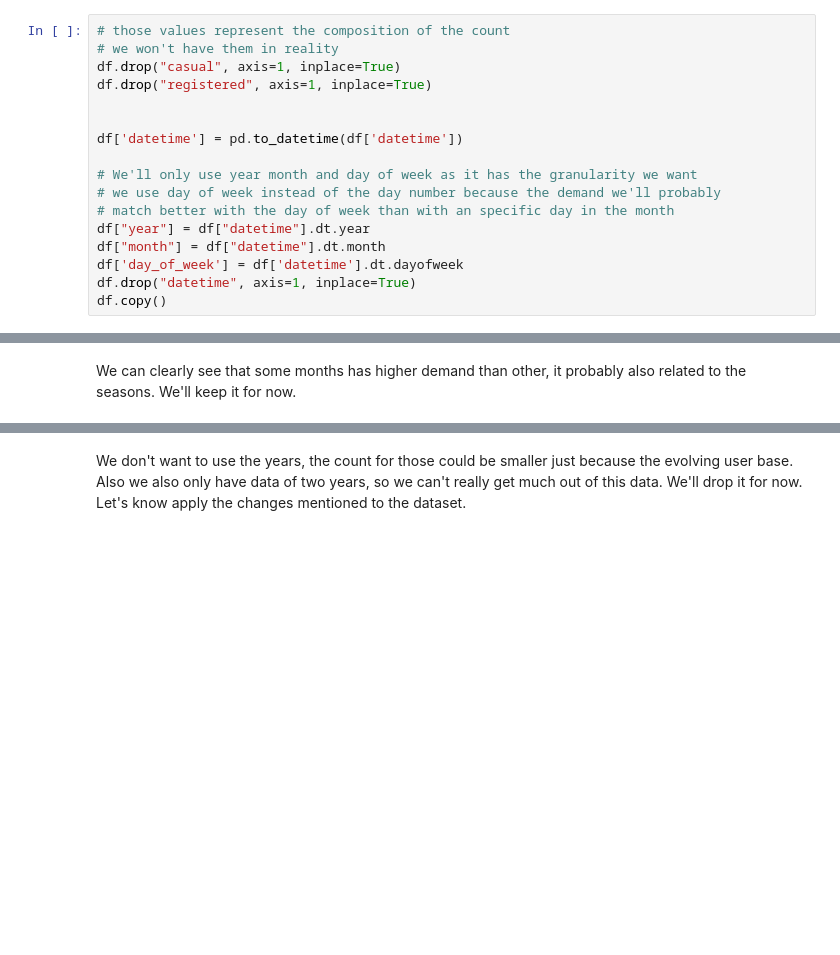
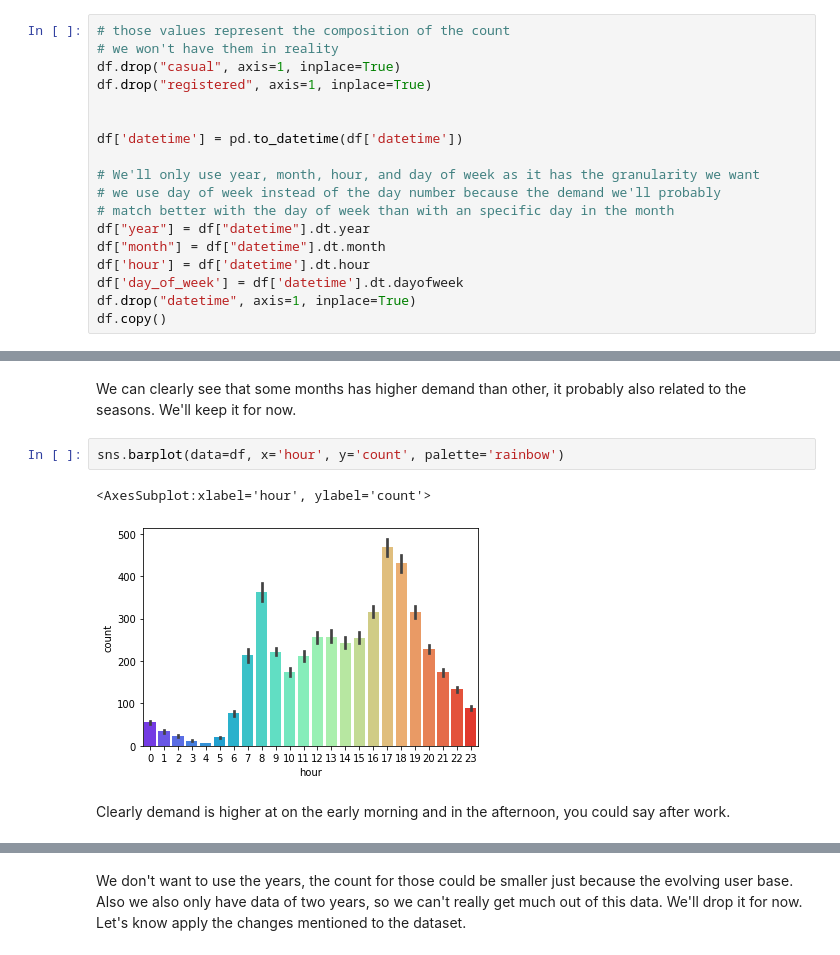
Before and after one commit to NPGiorgi/mlucu, a Jupyter notebook: bikes/bikes.ipynb, the cells around one changed output, grey strips where cells are left out. Saved outputs shown, nothing was run; the diff lists cells and outputs as text; blank space fills up the shorter version.

```diff
--- a/bikes/bikes.ipynb
+++ b/bikes/bikes.ipynb
@@ -89,11 +89,12 @@ df.drop("registered", axis=1, inplace=True)
 
 df['datetime'] = pd.to_datetime(df['datetime'])
 
-# We'll only use year month and day of week as it has the granularity we want
+# We'll only use year, month, hour, and day of week as it has the granularity we want
 # we use day of week instead of the day number because the demand we'll probably
 # match better with the day of week than with an specific day in the month
 df["year"] = df["datetime"].dt.year
 df["month"] = df["datetime"].dt.month
+df['hour'] = df['datetime'].dt.hour
 df['day_of_week'] = df['datetime'].dt.dayofweek
 df.drop("datetime", axis=1, inplace=True)
 df.copy()
@@ -168,4 +172,11 @@ sns.barplot(data=df, x='month', y='count', palette='rainbow')
 # %% [markdown]
 We can clearly see that some months has higher demand than other, it probably also related to the seasons. We'll keep it for now.
+# %%
+sns.barplot(data=df, x='hour', y='count', palette='rainbow')
+# %% [output]
+<AxesSubplot:xlabel='hour', ylabel='count'>
+[figure, added]
+# %% [markdown]
+Clearly demand is higher at on the early morning and in the afternoon, you could say after work.
 # %%
 sns.barplot(data=df, x='year', y='count', palette='rainbow')
```
Also changed, not shown: parts of 8 cells of this notebook.
